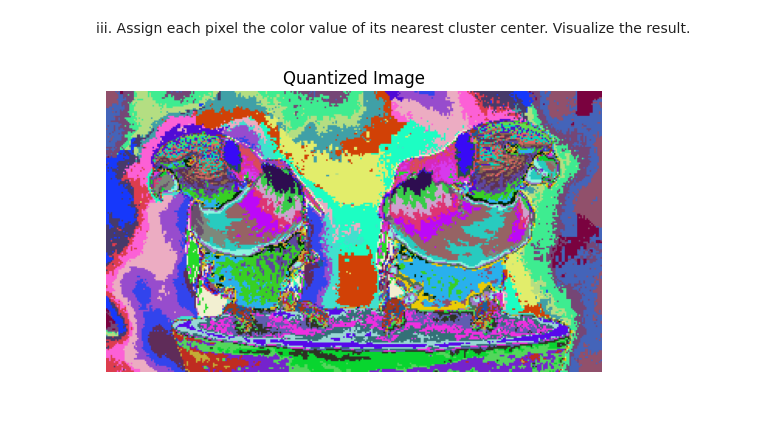
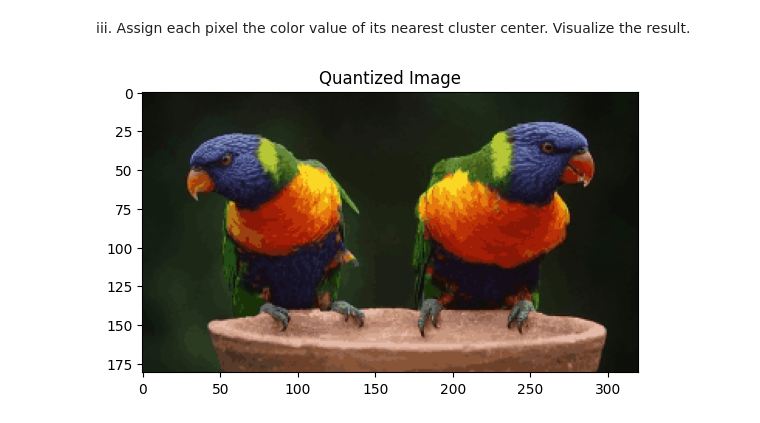
Before and after one commit to Susmithareddya/K-Means-Clustering, a Jupyter notebook: Color_Quantization_using_K_Means_clustering.ipynb, the cells around one changed output. Cells and saved outputs as stored; diff of their text form; code cells hidden in the pictures.

```diff
--- a/Color_Quantization_using_K_Means_clustering.ipynb
+++ b/Color_Quantization_using_K_Means_clustering.ipynb
@@ -62,23 +59,19 @@ cluster_centers = K_means_clustering(train_X, k)
 # %%
 import matplotlib.pyplot as plt
 import numpy as np
 
 # Function to assign each pixel the color value of its nearest cluster center
 def assign_colors_to_pixels(train_X, cluster_centers):
     distances = np.linalg.norm(train_X[:, np.newaxis] - cluster_centers, axis=2)
     labels = np.argmin(distances, axis=1)
     quantized_pixels = cluster_centers[labels]
     return quantized_pixels.reshape(image.shape)
 
 # Assign colors to pixels using the nearest cluster centers
 quantized_image = assign_colors_to_pixels(train_X, cluster_centers)
-# Convert to uint8 data type
-quantized_image_visualized = quantized_image * 255 #ensures that the pixel values are in the range [0, 255] and of type uint8, which is suitable for visualization.
-quantized_image_visualized = quantized_image_visualized.astype('uint8')
-# Visualize the quantized image with a colormap
-plt.imshow(quantized_image_visualized)
+
+plt.imshow(quantized_image.astype(np.uint8))
 plt.title('Quantized Image')
-plt.axis('off')
 plt.show()
 # %% [output]
-[figure, old version]
+[figure, new version]
```
Also changed, not shown: parts of 1 cell of this notebook.
